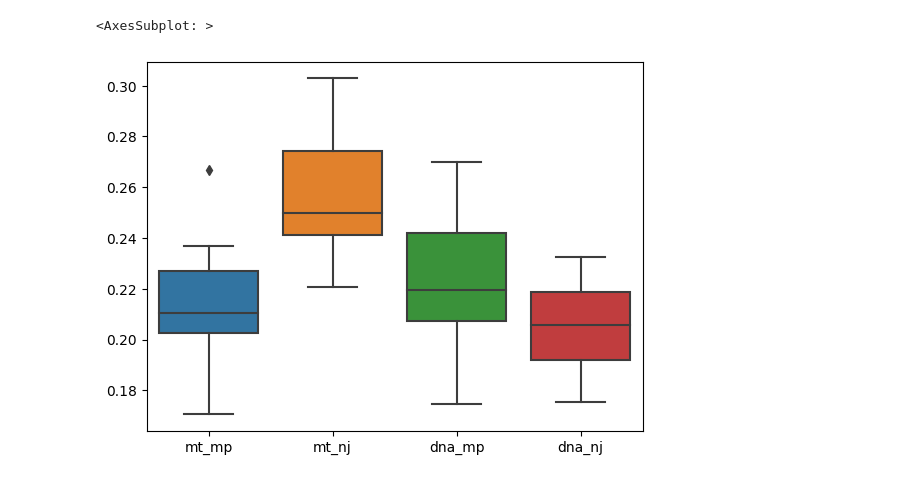
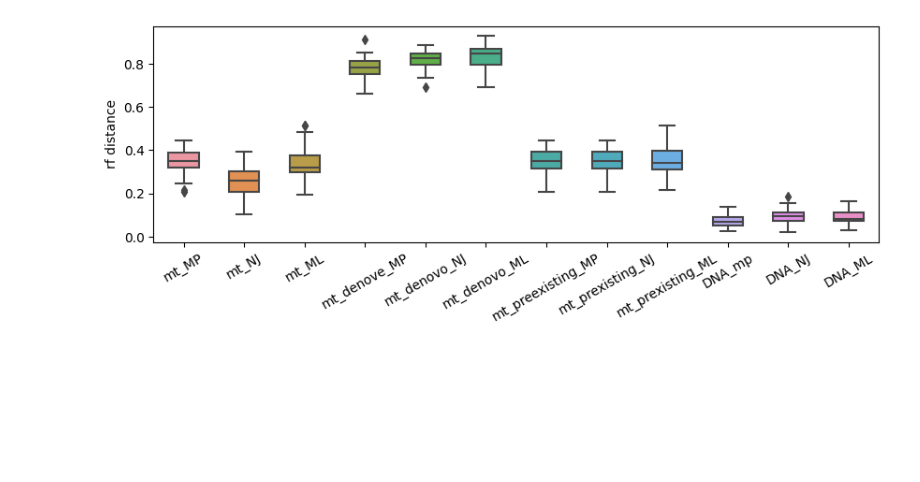
Before and after one commit to kunwang34/mtDNA_simulation, a Jupyter notebook: notebook/tree_comp.ipynb, the cells around one changed output. Drawn from its saved outputs; the diff is of its cells as text; code cells hidden in the pictures; blank space fills up the shorter version.

```diff
--- a/notebook/tree_comp.ipynb
+++ b/notebook/tree_comp.ipynb
@@ -1,7 +1,2 @@
 # %%
 import os
-# %%
-trees = []
-for i in os.listdir('../results/'):
-    if (i[-6:] == 'mp.nwk') & (i[:2] == 'mt'):
-        trees.append(i.split('_')[3])
@@ -36,4 +33,11 @@ def loadtree(file):
         colors = f.readline()
         colors = colors.split("\t")[:-1]
         return tree, colors
+# %%
+import re
+trees = []
+for i in os.listdir('../results/'):
+    if i[-6:] == 'mp.nwk':
+        trees.append(re.findall('[0-9]+', i)[-1])
+trees = set(trees)
 # %%
@@ -61,8 +88,11 @@ df = pd.DataFrame(columns=['mt_mp', 'mt_nj', 'dna_mp', 'dna_nj'])
-# %%
-for k in rfs.keys():
-    df[k] = [i[0]/i[1] for i in rfs[k]]
 # %%
-sns.boxplot(df)
+df = pd.DataFrame(columns=['mt_mp', 'mt_nj','mt_ml', 'mt_dn_mp', 'mt_dn_nj', 'mt_dn_ml','mt_pre_mp', 'mt_pre_nj', 'mt_pre_ml','dna_mp', 'dna_nj', 'dna_ml'])
+for k in rfs.keys():
+    df[k] = [i[0]/i[1] for i in rfs[k] if i[1]]
+fig, ax = plt.subplots(figsize=(10,3))
+ax = sns.boxplot(df, ax=ax, width=0.5)
+ax.set_ylabel('rf distance')
+ax.tick_params(axis='x', rotation=30)
+ax.set_xticklabels(['mt_MP', 'mt_NJ','mt_ML', 'mt_denove_MP', 'mt_denovo_NJ', 'mt_denovo_ML','mt_preexisting_MP', 'mt_prexisting_NJ', 'mt_prexisting_ML','DNA_mp', 'DNA_NJ', 'DNA_ML']);
 # %% [output]
-<AxesSubplot: >
-[figure, old version]
+[figure, new version]
```
Also changed, not shown: parts of 18 cells of this notebook, 12 other files.
